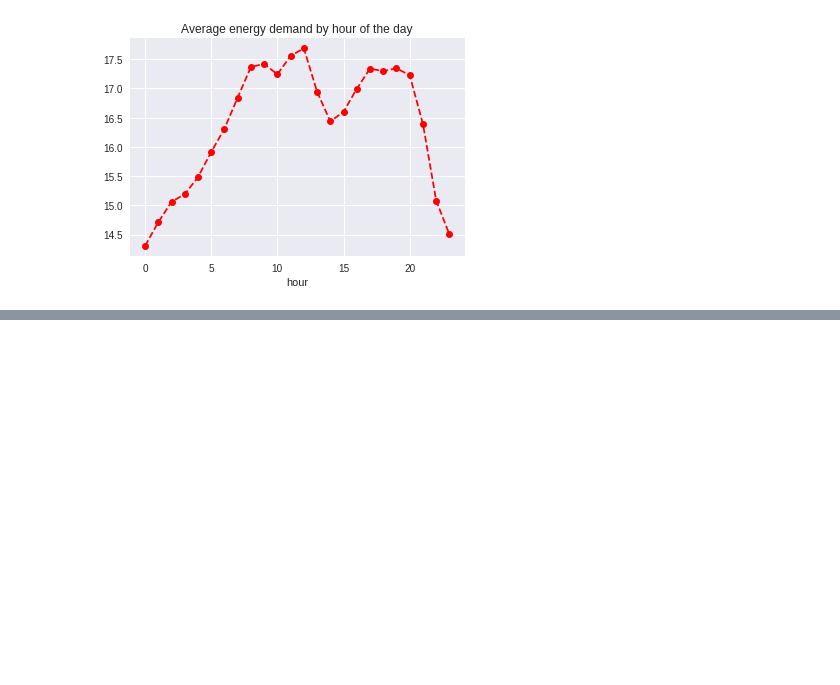
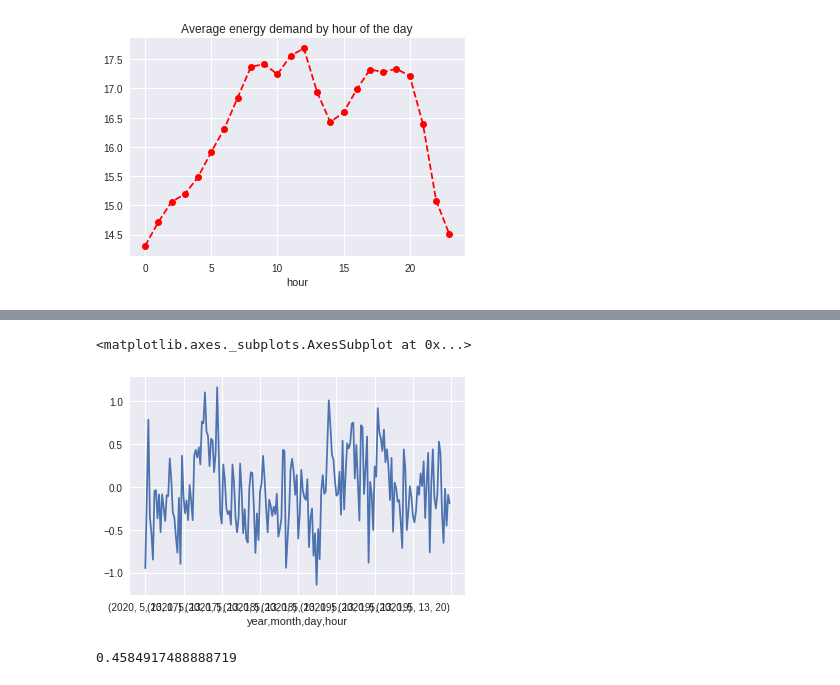
Before and after one commit to gergokoncz/itu, a Jupyter notebook: 4th_semester/large_scale_data/assignment4/influx_exploration.ipynb, the cells around one changed output, grey strips where cells are left out. Saved outputs shown, nothing was run; the diff lists cells and outputs as text; code cells hidden in the pictures; blank space fills up the shorter version.

```diff
--- a/4th_semester/large_scale_data/assignment4/influx_exploration.ipynb
+++ b/4th_semester/large_scale_data/assignment4/influx_exploration.ipynb
@@ -179,0 +180,4 @@ plt.savefig('weekly_seasonality.png')
+# %%
+demand_hourly_mean_df = features.groupby(['year', 'month', 'day', 'hour']).mean()['Total']
+#for i in range(4)[::-1]:
+#    demand_hourly_mean_df = demand_hourly_mean_df.reset_index(level = i)
@@ -179,0 +207,9 @@ plt.savefig('weekly_seasonality.png')
+# %%
+mean_diff_df = features.reset_index(level = 0).set_index(['year', 'month', 'day', 'hour']).join(demand_hourly_mean_df, rsuffix= 'm_')
+# %%
+mean_diff_df['diff_from_mean'] = mean_diff_df['Total'] - mean_diff_df['Totalm_']
+# %%
+mean_diff_df['diff_from_mean'].iloc[-200:].plot()
+# %% [output]
+<matplotlib.axes._subplots.AxesSubplot at 0x...>
+[figure, added]
@@ -179,0 +218,4 @@ plt.savefig('weekly_seasonality.png')
+# %%
+mean_absolute_error(mean_diff_df['Total'], mean_diff_df['Totalm_'])
+# %% [output]
+0.4584917488888719
```
Also changed, not shown: parts of 22 cells of this notebook, 8 other files.
